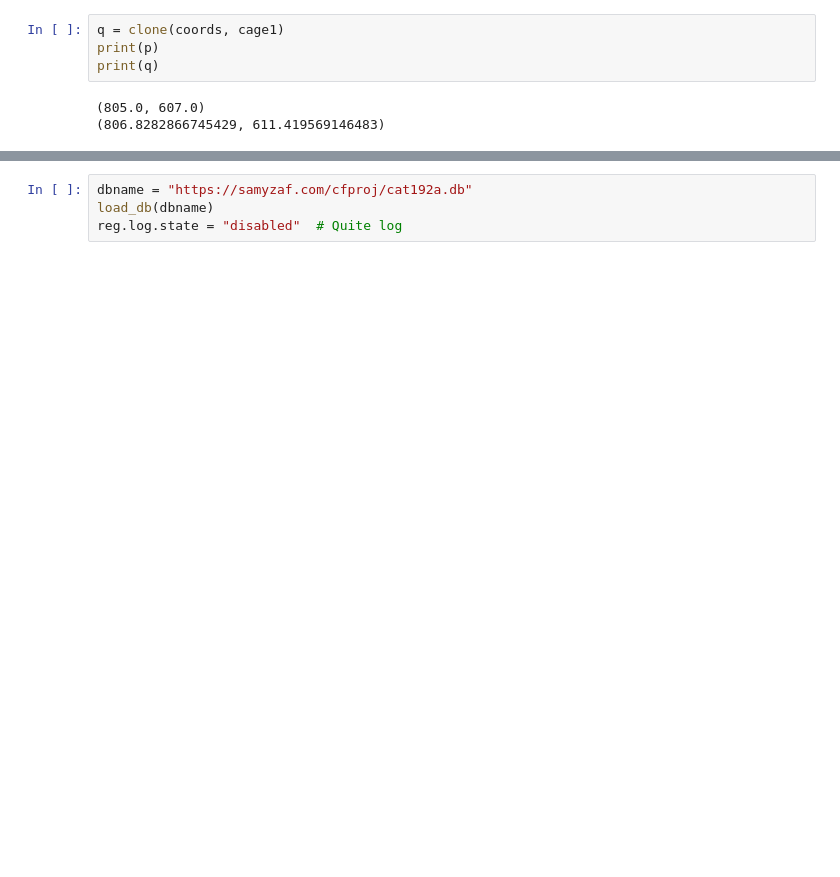
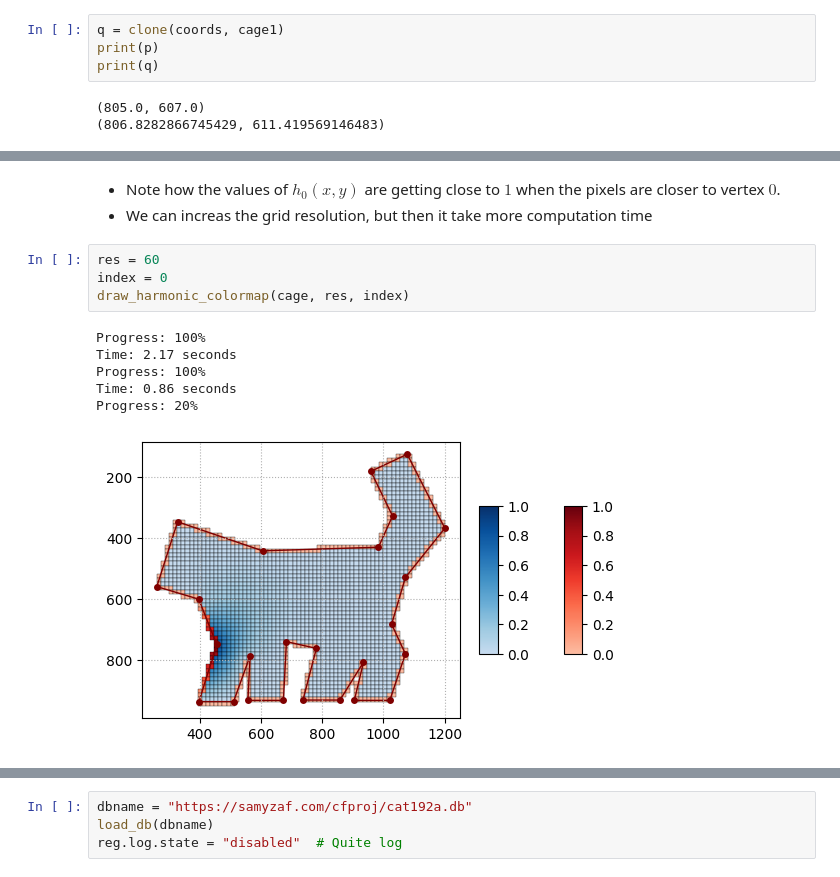
Before and after one commit to samyzaf/notebooks, a Jupyter notebook: cfproj.ipynb, the cells around one changed output, grey strips where cells are left out. Drawn from its saved outputs; the diff is of its cells as text; blank space fills up the shorter version.

```diff
--- a/cfproj.ipynb
+++ b/cfproj.ipynb
@@ -1071,0 +1078,16 @@ test_harmonize_box_2()
+# %% [markdown]
+* Note how the values of $h_0(x,y)$ are getting close to
+  $1$ when the pixels are closer to vertex $0$.
+* We can increas the grid resolution, but then it take
+  more computation time
+# %%
+res = 60
+index = 0
+draw_harmonic_colormap(cage, res, index)
+# %% [output]
+Progress: 100%
+Time: 2.17 seconds
+Progress: 100%
+Time: 0.86 seconds
+Progress: 20%
+[figure, added]
```
Also changed, not shown: parts of 43 cells of this notebook.
